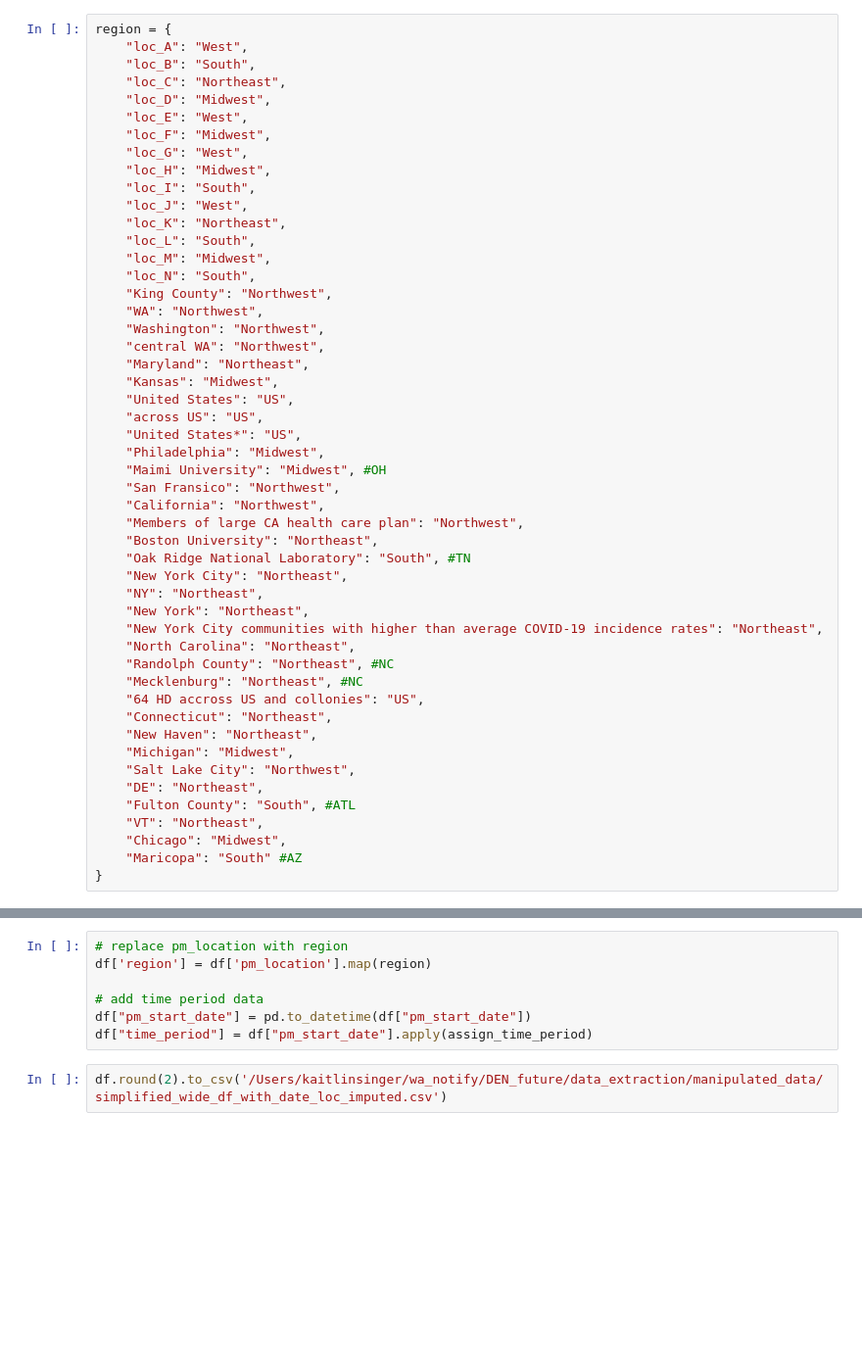
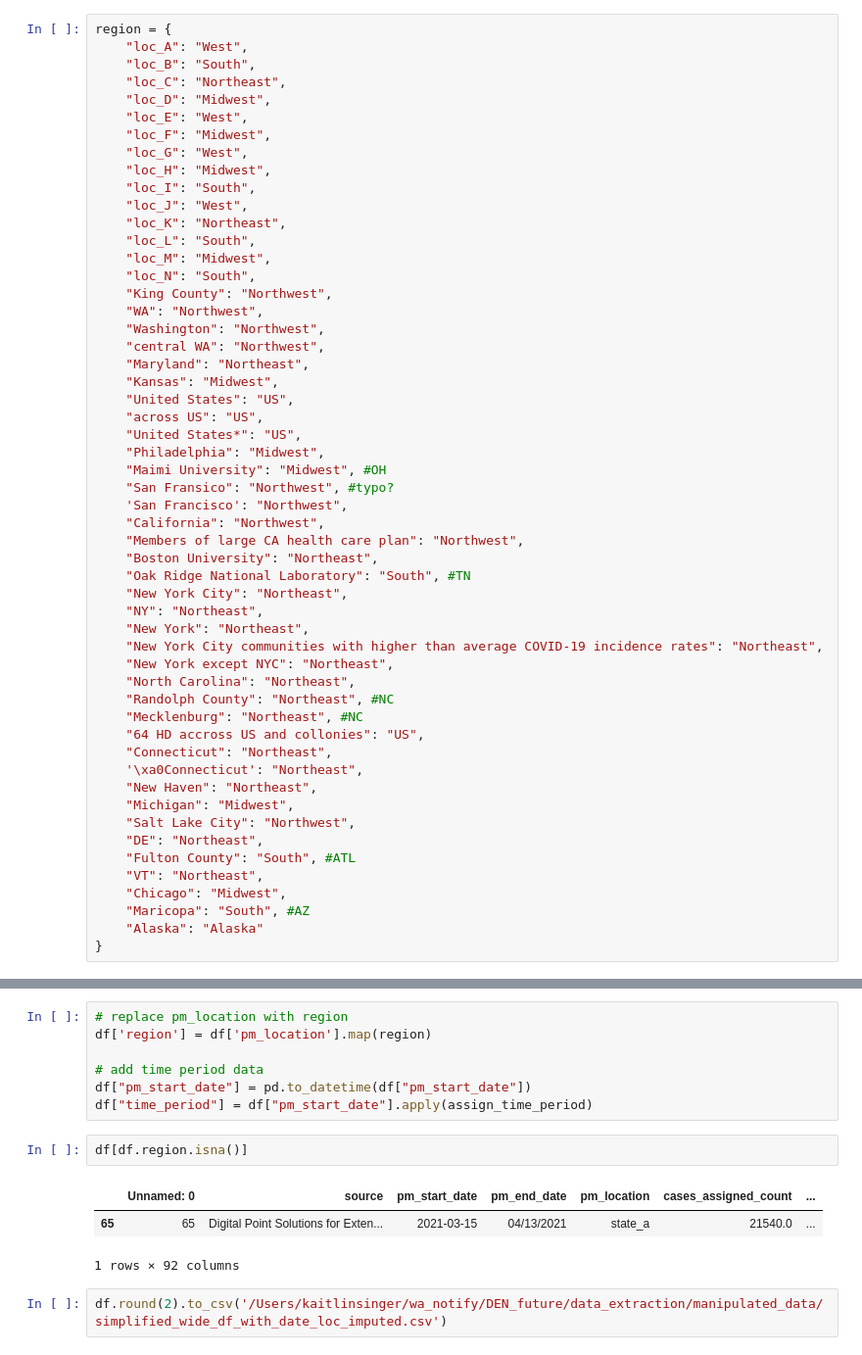
Before and after one commit to adam-s-elder/DEN_future, a Jupyter notebook: reporting/data_imputation.ipynb, the cells around one changed output, grey strips where cells are left out. Shown at 98% size. Drawn from its saved outputs; the diff is of its cells as text; blank space fills up the shorter version.

```diff
--- a/reporting/data_imputation.ipynb
+++ b/reporting/data_imputation.ipynb
@@ -107,7 +107,8 @@ region = {
     "United States*": "US",
     "Philadelphia": "Midwest",
     "Maimi University": "Midwest", #OH
-    "San Fransico": "Northwest",
+    "San Fransico": "Northwest", #typo?
+    'San Francisco': "Northwest",
     "California": "Northwest",
     "Members of large CA health care plan": "Northwest",
     "Boston University": "Northeast",
@@ -116,11 +117,13 @@ region = {
     "NY": "Northeast",
     "New York": "Northeast",
     "New York City communities with higher than average COVID-19 incidence rates": "Northeast",
+    "New York except NYC": "Northeast",
     "North Carolina": "Northeast",
     "Randolph County": "Northeast", #NC
     "Mecklenburg": "Northeast", #NC
     "64 HD accross US and collonies": "US",
     "Connecticut": "Northeast",
+    '\xa0Connecticut': "Northeast",
     "New Haven": "Northeast",
     "Michigan": "Midwest",
     "Salt Lake City": "Northwest",
@@ -128,7 +131,8 @@ region = {
     "Fulton County": "South", #ATL
     "VT": "Northeast",
     "Chicago": "Midwest",
-    "Maricopa": "South" #AZ
+    "Maricopa": "South", #AZ
+    "Alaska": "Alaska"
 }
 # %%
 # https://www.cdc.gov/ncird/whats-new/covid-19-can-surge-throughout-the-year.html
@@ -164,5 +168,11 @@ df['region'] = df['pm_location'].map(region)
 # add time period data
 df["pm_start_date"] = pd.to_datetime(df["pm_start_date"])
 df["time_period"] = df["pm_start_date"].apply(assign_time_period)
+# %%
+df[df.region.isna()]
+# %% [output]
+|  | Unnamed: 0 | source | pm_start_date | pm_end_date | pm_location | cases_assigned_count | ... |
+| 65 | 65 | Digital Point Solutions for Exten... | 2021-03-15 | 04/13/2021 | state_a | 21540.0 | ... |
+1 rows × 92 columns
 # %%
 df.round(2).to_csv('/Users/kaitlinsinger/wa_notify/DEN_future/data_extraction/manipulated_data/simplified_wide_df_with_date_loc_imputed.csv')
```
Also changed, not shown: parts of 3 cells of this notebook, 6 other files.
